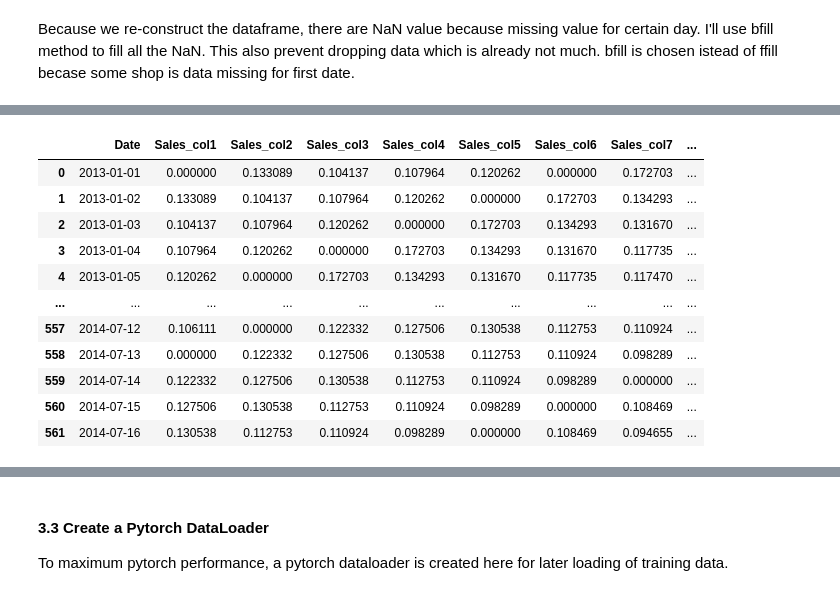
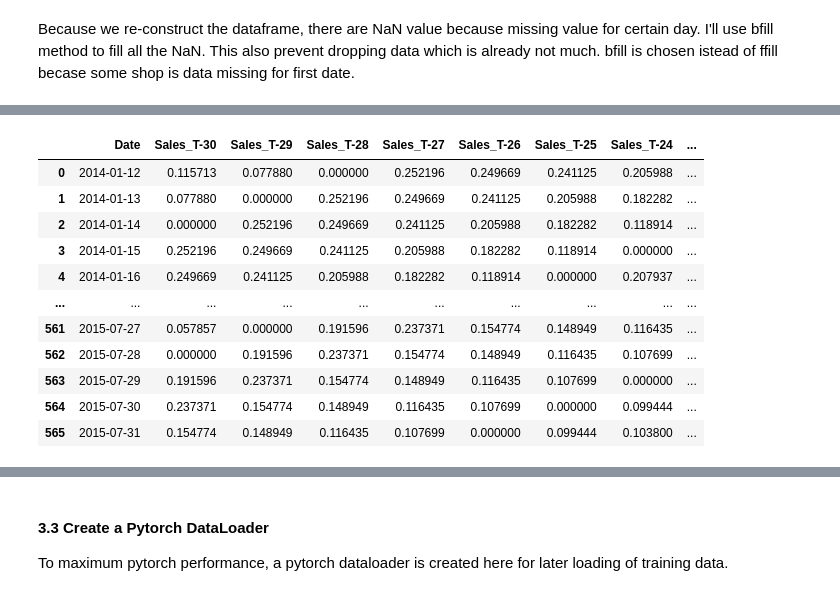
Before and after one commit to tianyiran02/udacityML_FinalProject, a Jupyter notebook: final_project.ipynb, the cells around one changed output, grey strips where cells are left out. Saved outputs shown, nothing was run; the diff lists cells and outputs as text; code cells hidden in the pictures.

```diff
--- a/final_project.ipynb
+++ b/final_project.ipynb
@@ -606,50 +604,94 @@ Because there are yearly pattern in the data, the time lookback is 380 days.
 # %%
 # Load data to proceed
-trainingDataXDf = pd.read_csv('trainX.csv')
-trainingDataXDf['Date'] = pd.to_datetime(trainingDataXDf['Date'])
-trainingDataYDf = pd.read_csv('trainY.csv')
-trainingDataYDf['Date'] = pd.to_datetime(trainingDataYDf['Date'])
+#trainingDataXDf = pd.read_csv('trainX.csv')
+#trainingDataXDf['Date'] = pd.to_datetime(trainingDataXDf['Date'])
+#trainingDataYDf = pd.read_csv('trainY.csv')
+#trainingDataYDf['Date'] = pd.to_datetime(trainingDataYDf['Date'])
+# %%
+# Set the default global value
+LOOKBACK = 30
+ATTENTION = 365
+ATTENTIONPERIOD = 10
+OPENLOOKBACK = 6
+PROMODATE = 7
 # %%
-def generatXSeriesDataFromStore(df=trainingDataXDf, lookback=380, Store=1, withDate=False):
+def generatXSeriesDataFromStore(df=trainingDataXDf, lookback=LOOKBACK, attention=ATTENTION,
+                                openStatsLookback = OPENLOOKBACK, attentionPeriod=ATTENTIONPERIOD, Store=1,
+                                promotionData = PROMODATE, withDate=False):
     data = []
     columns = []
 
+    # Extra the "Sales" and "Open" column
     if withDate==False:
-        procDf = df.iloc[:,5*(Store-1)]
+        # if date is not needed, drop first
+        df = df.drop(['Date'], axis=1)
+        procDf = df.iloc[:,5*(Store-1):5*(Store-1)+2+1]
     else:
-        procDf = df.iloc[:,5*(Store-1)+1]
+        procDf = df.iloc[:,5*(Store-1)+1:5*(Store-1)+3+1]
         columns.extend(["Date"])
 
+    # feed in data size = lookback (30D) + attentionPeriod(T-3D ~ T+3D) + openState(6D + 1D(predict))
     for i in range(lookback):
-        columString = "Sales_col{}".format(i+1)
+        columString = "Sales_T-{}".format(lookback-i)
+        columns.append(columString)
+
+    for i in range(attentionPeriod*2+1):
+        columString = "Sales_AttentionT-{}".format(attention + attentionPeriod - i)
+        columns.append(columString)
+
+    for i in range(openStatsLookback+1):
+        columString = "Open_T-{}".format(openStatsLookback-i)
+        columns.append(columString)
+
+    for i in range(promotionData):
+        columString = "Promo_T-{}".format(promotionData-i-1)
         columns.append(columString)
 
     # the last day is actually for prediction.
-    for i in range(df.shape[0]-lookback):
+    for i in range(df.shape[0]-attention-attentionPeriod-1):
         entry = []
         if withDate==True:
-            entry.extend([df.iloc[i,0]])
+            # Gets the date if required. The date is the predict date
+            entry.extend([df.iloc[i+attention+attentionPeriod+1,0]])
+
+        # get the short term lookback
         for j in range(lookback):
-            tempVal = procDf[i+j]
+            tempVal = procDf.iloc[i+j+attention+attentionPeriod-lookback+1, 0]
             entry.append(tempVal)
+
+        # get the long term attention
+        for j in range(attentionPeriod*2+1):
+            tempVal = procDf.iloc[i+j, 0]
+            entry.append(tempVal)
+
+        # get the open status
+        for j in range(openStatsLookback+1):
+            tempVal = procDf.iloc[i+j+attention+attentionPeriod-openStatsLookback+1, 1]
+            entry.append(tempVal)
+
+        # get the promotion status
+        for j in range(promotionData):
+            tempVal = procDf.iloc[i+j+attention+attentionPeriod-promotionData+2, 2]
+            entry.append(tempVal)
+
         data.append(entry)
 
     datadf = pd.DataFrame(data, columns=columns)
     return datadf
 
 # get the fullX
-store1FullDataX = generatXSeriesDataFromStore(df=trainingDataXDf, lookback=740, Store=1, withDate=True)
+store1FullDataX = generatXSeriesDataFromStore(Store=2,df=trainingDataXDf, withDate=True)
 store1FullDataX
 # %% [output]
-|  | Date | Sales_col1 | Sales_col2 | Sales_col3 | Sales_col4 | Sales_col5 | Sales_col6 | Sales_col7 | ... |
-| 0 | 2013-01-01 | 0.000000 | 0.133089 | 0.104137 | 0.107964 | 0.120262 | 0.000000 | 0.172703 | ... |
-| 1 | 2013-01-02 | 0.133089 | 0.104137 | 0.107964 | 0.120262 | 0.000000 | 0.172703 | 0.134293 | ... |
-| 2 | 2013-01-03 | 0.104137 | 0.107964 | 0.120262 | 0.000000 | 0.172703 | 0.134293 | 0.131670 | ... |
-| 3 | 2013-01-04 | 0.107964 | 0.120262 | 0.000000 | 0.172703 | 0.134293 | 0.131670 | 0.117735 | ... |
-| 4 | 2013-01-05 | 0.120262 | 0.000000 | 0.172703 | 0.134293 | 0.131670 | 0.117735 | 0.117470 | ... |
+|  | Date | Sales_T-30 | Sales_T-29 | Sales_T-28 | Sales_T-27 | Sales_T-26 | Sales_T-25 | Sales_T-24 | ... |
+| 0 | 2014-01-12 | 0.115713 | 0.077880 | 0.000000 | 0.252196 | 0.249669 | 0.241125 | 0.205988 | ... |
+| 1 | 2014-01-13 | 0.077880 | 0.000000 | 0.252196 | 0.249669 | 0.241125 | 0.205988 | 0.182282 | ... |
+| 2 | 2014-01-14 | 0.000000 | 0.252196 | 0.249669 | 0.241125 | 0.205988 | 0.182282 | 0.118914 | ... |
+| 3 | 2014-01-15 | 0.252196 | 0.249669 | 0.241125 | 0.205988 | 0.182282 | 0.118914 | 0.000000 | ... |
+| 4 | 2014-01-16 | 0.249669 | 0.241125 | 0.205988 | 0.182282 | 0.118914 | 0.000000 | 0.207937 | ... |
 | ... | ... | ... | ... | ... | ... | ... | ... | ... | ... |
-| 557 | 2014-07-12 | 0.106111 | 0.000000 | 0.122332 | 0.127506 | 0.130538 | 0.112753 | 0.110924 | ... |
-| 558 | 2014-07-13 | 0.000000 | 0.122332 | 0.127506 | 0.130538 | 0.112753 | 0.110924 | 0.098289 | ... |
-| 559 | 2014-07-14 | 0.122332 | 0.127506 | 0.130538 | 0.112753 | 0.110924 | 0.098289 | 0.000000 | ... |
-| 560 | 2014-07-15 | 0.127506 | 0.130538 | 0.112753 | 0.110924 | 0.098289 | 0.000000 | 0.108469 | ... |
-| 561 | 2014-07-16 | 0.130538 | 0.112753 | 0.110924 | 0.098289 | 0.000000 | 0.108469 | 0.094655 | ... |
+| 561 | 2015-07-27 | 0.057857 | 0.000000 | 0.191596 | 0.237371 | 0.154774 | 0.148949 | 0.116435 | ... |
+| 562 | 2015-07-28 | 0.000000 | 0.191596 | 0.237371 | 0.154774 | 0.148949 | 0.116435 | 0.107699 | ... |
+| 563 | 2015-07-29 | 0.191596 | 0.237371 | 0.154774 | 0.148949 | 0.116435 | 0.107699 | 0.000000 | ... |
+| 564 | 2015-07-30 | 0.237371 | 0.154774 | 0.148949 | 0.116435 | 0.107699 | 0.000000 | 0.099444 | ... |
+| 565 | 2015-07-31 | 0.154774 | 0.148949 | 0.116435 | 0.107699 | 0.000000 | 0.099444 | 0.103800 | ... |
```
Also changed, not shown: parts of 29 cells of this notebook.
